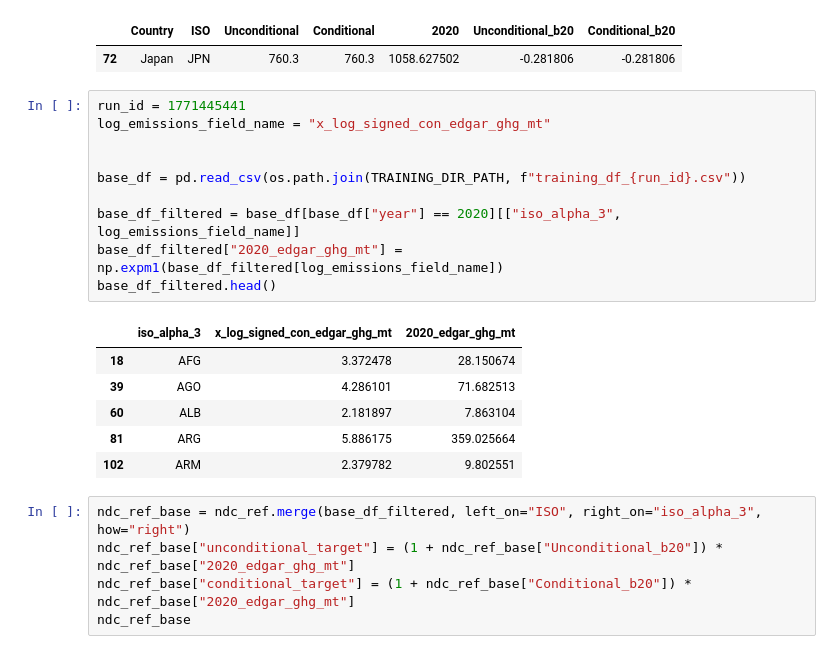
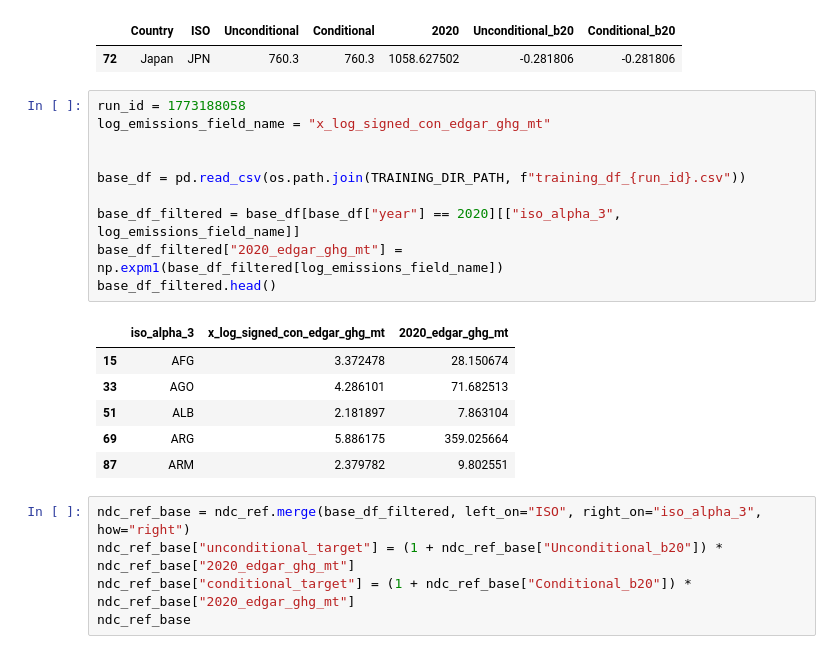
Before and after one commit to jroblar/ndc_evaluation, a Jupyter notebook: ml_scripts/ndc_probability_analysis.ipynb, the cells around one changed output. Drawn from its saved outputs; the diff is of its cells as text.

```diff
--- a/ml_scripts/ndc_probability_analysis.ipynb
+++ b/ml_scripts/ndc_probability_analysis.ipynb
@@ -77,22 +77,22 @@ ndc_ref[ndc_ref.Country=="Japan"]
 |  | Country | ISO | Unconditional | Conditional | 2020 | Unconditional_b20 | Conditional_b20 |
 | 72 | Japan | JPN | 760.3 | 760.3 | 1058.627502 | -0.281806 | -0.281806 |
 # %%
-run_id = 1771445441
+run_id = 1773188058
 log_emissions_field_name = "x_log_signed_con_edgar_ghg_mt"
 
 
 base_df = pd.read_csv(os.path.join(TRAINING_DIR_PATH, f"training_df_{run_id}.csv"))
 
 base_df_filtered = base_df[base_df["year"] == 2020][["iso_alpha_3", log_emissions_field_name]]
 base_df_filtered["2020_edgar_ghg_mt"] = np.expm1(base_df_filtered[log_emissions_field_name])
 base_df_filtered.head()
 # %% [output]
 |  | iso_alpha_3 | x_log_signed_con_edgar_ghg_mt | 2020_edgar_ghg_mt |
-| 18 | AFG | 3.372478 | 28.150674 |
-| 39 | AGO | 4.286101 | 71.682513 |
-| 60 | ALB | 2.181897 | 7.863104 |
-| 81 | ARG | 5.886175 | 359.025664 |
-| 102 | ARM | 2.379782 | 9.802551 |
+| 15 | AFG | 3.372478 | 28.150674 |
+| 33 | AGO | 4.286101 | 71.682513 |
+| 51 | ALB | 2.181897 | 7.863104 |
+| 69 | ARG | 5.886175 | 359.025664 |
+| 87 | ARM | 2.379782 | 9.802551 |
 # %%
 ndc_ref_base = ndc_ref.merge(base_df_filtered, left_on="ISO", right_on="iso_alpha_3", how="right")
 ndc_ref_base["unconditional_target"] = (1 + ndc_ref_base["Unconditional_b20"]) * ndc_ref_base["2020_edgar_ghg_mt"]
```
Also changed, not shown: parts of 16 cells of this notebook, 2 other files.
